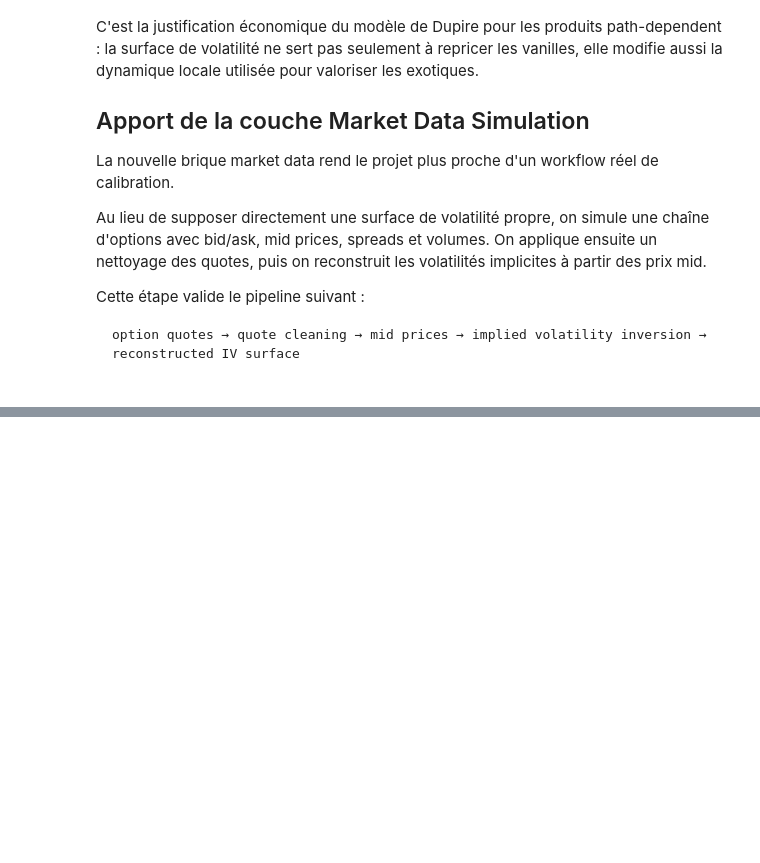
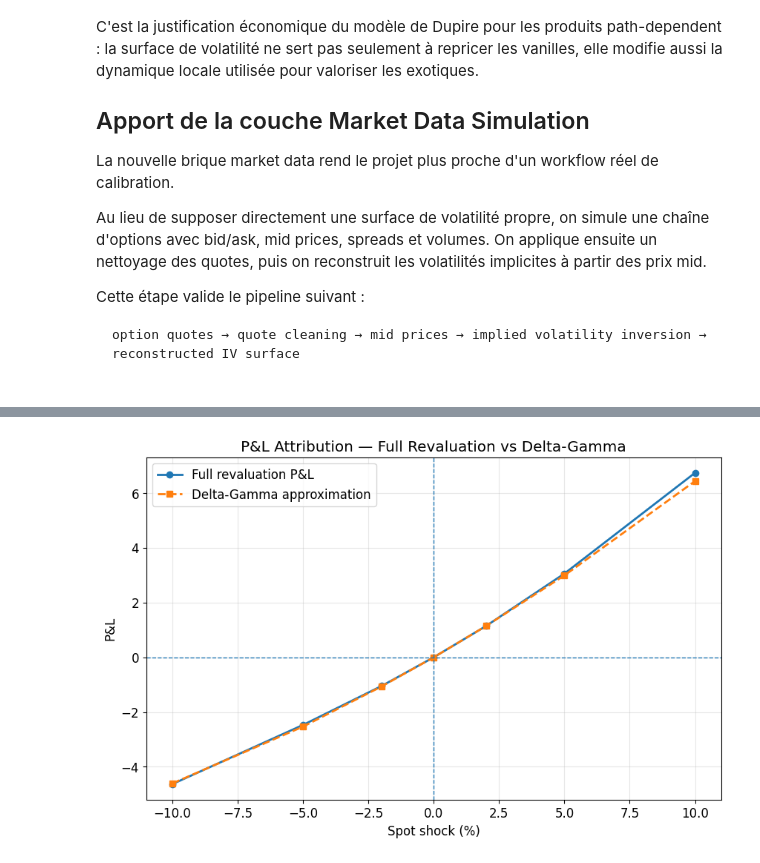
Before and after one commit to adamkerouredan/local-volatility-exotic-option-pricing, a Jupyter notebook: notebooks/local_volatility_exotic_option_pricing.ipynb, the cells around one changed output, grey strips where cells are left out. Saved outputs shown, nothing was run; the diff lists cells and outputs as text; code cells hidden in the pictures; blank space fills up the shorter version.

```diff
--- a/notebooks/local_volatility_exotic_option_pricing.ipynb
+++ b/notebooks/local_volatility_exotic_option_pricing.ipynb
@@ -2973,0 +3100,48 @@ option quotes → quote cleaning → mid prices → implied volatility inversion
+# %%
+# =============================================================
+# EXPORT — Delta-Gamma P&L attribution
+# =============================================================
+
+pnl_attribution_shocks_percent = np.array([
+    100.0 * row["spot_shock"]
+    for row in pnl_attribution_results
+])
+
+full_revaluation_pnl_values = np.array([
+    row["full_revaluation_pnl"]
+    for row in pnl_attribution_results
+])
+
+delta_gamma_pnl_values = np.array([
+    row["delta_gamma_pnl"]
+    for row in pnl_attribution_results
+])
+
+plt.figure(figsize=(10, 6))
+plt.plot(
+    pnl_attribution_shocks_percent,
+    full_revaluation_pnl_values,
+    marker="o",
+    linewidth=2,
+    label="Full revaluation P&L"
+)
+plt.plot(
+    pnl_attribution_shocks_percent,
+    delta_gamma_pnl_values,
+    marker="s",
+    linestyle="--",
+    linewidth=2,
+    label="Delta-Gamma approximation"
+)
+plt.axhline(0.0, linestyle="--", linewidth=1)
+plt.axvline(0.0, linestyle="--", linewidth=1)
+plt.xlabel("Spot shock (%)")
+plt.ylabel("P&L")
+plt.title("P&L Attribution — Full Revaluation vs Delta-Gamma")
+plt.legend()
+plt.grid(True)
+
+plt.savefig(FIGURES_DIR / "delta_gamma_pnl_attribution.png", dpi=160, bbox_inches="tight")
+plt.show()
+# %% [output]
+[figure, added]
```
Also changed, not shown: parts of 6 cells of this notebook, 1 other file.
